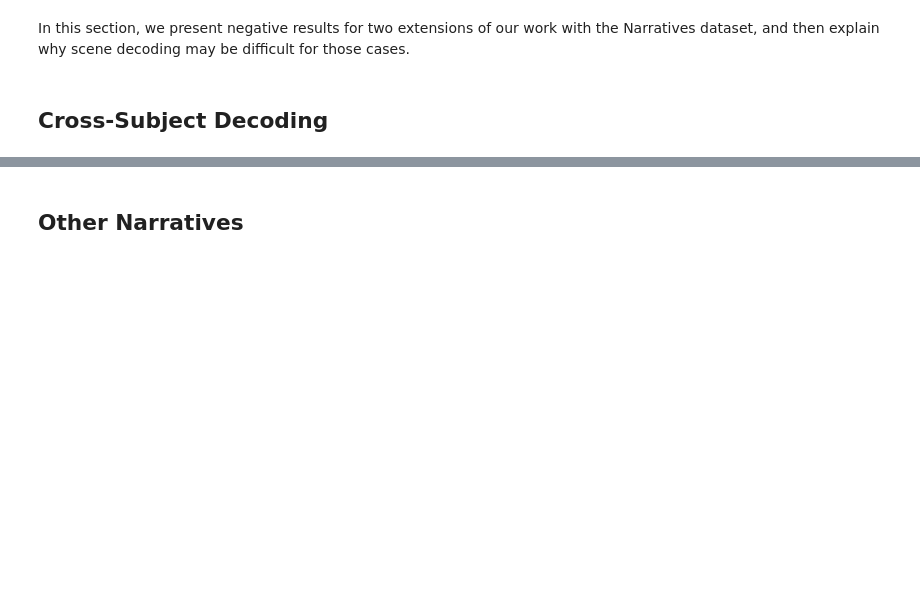
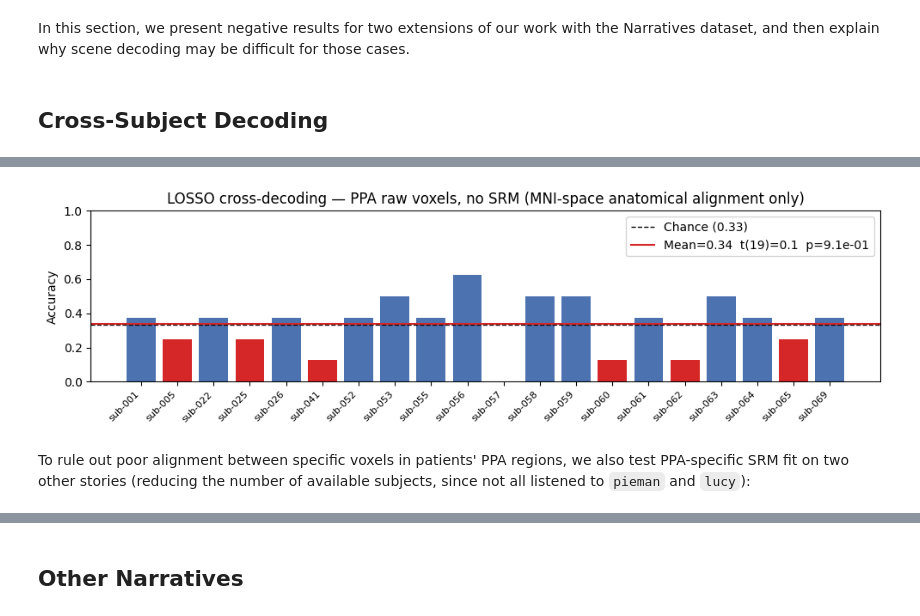
Before and after one commit to logflash/neu-scene-decoding, a Jupyter notebook: main.ipynb, the cells around one changed output, grey strips where cells are left out. Cells and saved outputs as stored; diff of their text form; code cells hidden in the pictures; blank space fills up the shorter version.

```diff
--- a/main.ipynb
+++ b/main.ipynb
@@ -1099,0 +1104,66 @@ In this section, we present negative results for two extensions of our work with
+# %%
+# ATTRIBUTION: This code was written by Claude and checked by me.
+
+# Direct anatomical cross-subject decoding (no SRM)
+# Data is already in MNI space, so anatomical alignment is free.
+# LOSSO: train on all but one subject-scene pair, test on held-out.
+
+losso_raw_acc = {}
+raw_subs = [s for s in tunnel_subjects_filtered
+            if narratives_utils.load_bold_masked(s, "tunnel", mni_mask, standardize=True) is not None]
+
+X_ppa_raw = {}
+for sub in raw_subs:
+    data = narratives_utils.load_bold_masked(sub, "tunnel", mni_mask, standardize=True)
+    X_ppa_raw[sub] = build_X(instances, data[:, roi_masks["PPA"][mask_data]])
+
+for test_sub in raw_subs:
+    train_subs = [s for s in raw_subs if s != test_sub]
+    preds = []
+    for i in range(len(instances)):
+        keep    = [j for j in range(len(instances)) if j != i]
+        X_train = np.vstack([X_ppa_raw[s][keep] for s in train_subs])
+        y_train = np.tile(y[keep], len(train_subs))
+        pipe    = Pipeline([
+            ("scaler", StandardScaler()),
+            ("svm",    LinearSVC(max_iter=10000))
+        ])
+        pipe.fit(X_train, y_train)
+        preds.append(pipe.predict(X_ppa_raw[test_sub][[i]])[0])
+    losso_raw_acc[test_sub] = np.mean(np.array(preds) == y)
+    if narratives_utils._VERBOSE:
+        print(f"{test_sub}  acc={losso_raw_acc[test_sub]:.3f}")
+
+accs_raw          = list(losso_raw_acc.values())
+t_stat_r, p_t_r   = stats.ttest_1samp(accs_raw, 1/3)
+w_stat_r, p_wil_r = stats.wilcoxon(accs_raw, [1/3] * len(accs_raw), alternative="greater")
+
+if narratives_utils._VERBOSE:
+    print(f"Mean LOSSO-raw-PPA acc = {np.mean(accs_raw):.3f} +/- {stats.sem(accs_raw):.3f}")
+    print(f"t({len(accs_raw)-1}) = {t_stat_r:.3f},  p = {p_t_r:.2e}  (vs chance = 0.33)")
+
+fig, ax = plt.subplots(figsize=(10, 3))
+colors_bar = ["#d62728" if a <= 1/3 else "#4C72B0" for a in accs_raw]
+ax.bar(raw_subs, accs_raw, color=colors_bar)
+ax.axhline(
+    1/3,
+    color="k", linestyle="--", linewidth=1,
+    label="Chance (0.33)"
+)
+ax.axhline(
+    np.mean(accs_raw),
+    color="#d62728", linestyle="-", linewidth=1.5,
+    label=f"Mean={np.mean(accs_raw):.2f}  t({len(accs_raw)-1})={t_stat_r:.1f}  p={p_t_r:.1e}"
+)
+ax.set_xticks(range(len(raw_subs)))
+ax.set_xticklabels(raw_subs, rotation=45, ha="right", fontsize=8)
+ax.set_ylabel("Accuracy")
+ax.set_title("LOSSO cross-decoding — PPA raw voxels, no SRM (MNI-space anatomical alignment only)")
+ax.set_ylim(0, 1)
+ax.legend()
+plt.tight_layout()
+plt.show()
+# %% [output]
+[figure, added]
+# %% [markdown]
+To rule out poor alignment between specific voxels in patients' PPA regions, we also test PPA-specific SRM fit on two other stories (reducing the number of available subjects, since not all listened to `pieman` and `lucy`):
```
Also changed, not shown: parts of 24 cells of this notebook, 2 other files.
